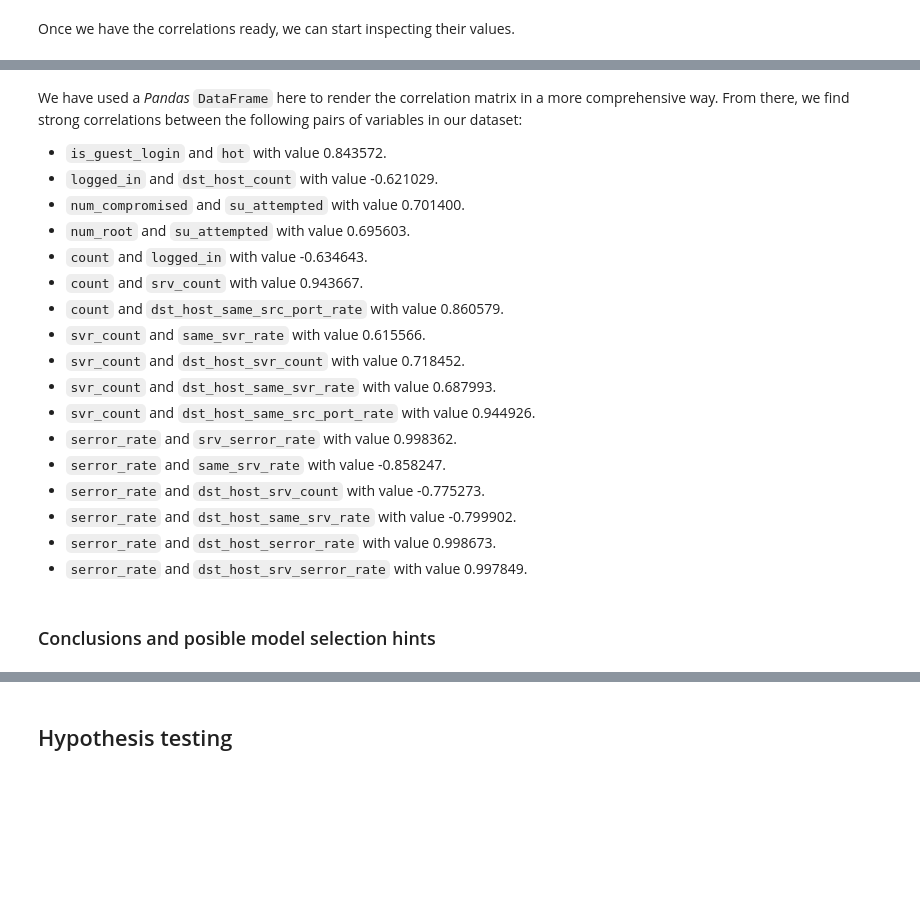
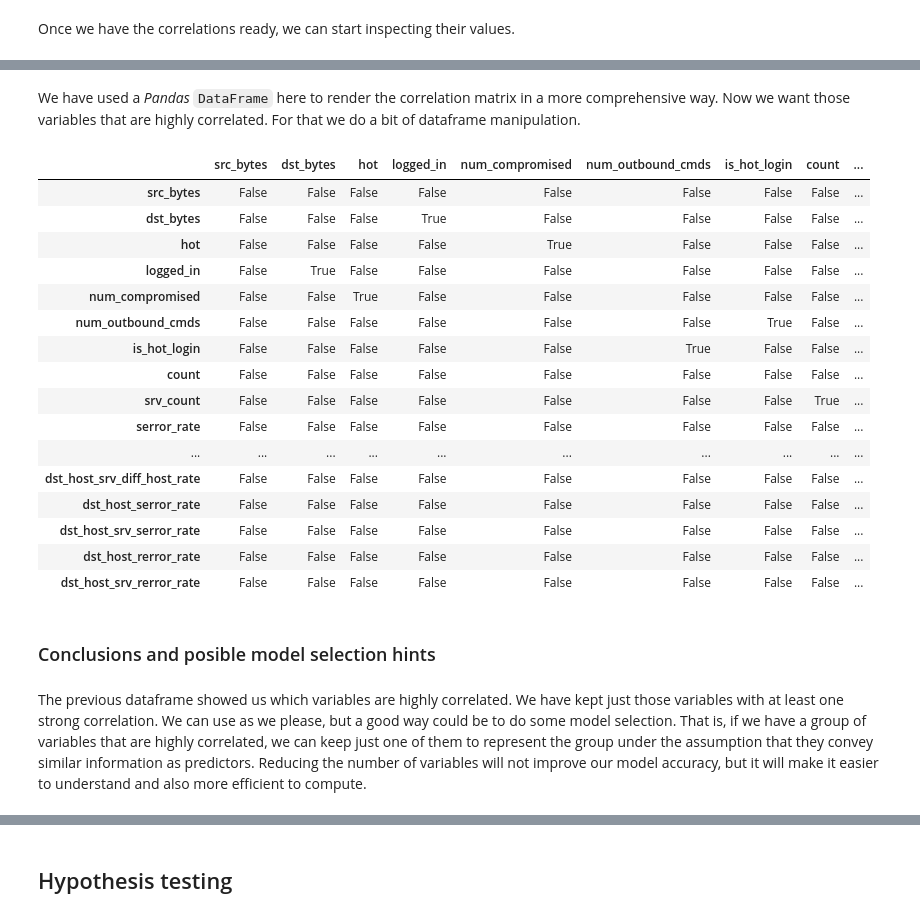
Before and after one commit to jadianes/spark-py-notebooks, a Jupyter notebook: nb7-mllib-statistics/nb7-mllib-statistics.ipynb, the cells around one changed output, grey strips where cells are left out. Cells and saved outputs as stored; diff of their text form; code cells hidden in the pictures; blank space fills up the shorter version.

Commit message:
Done with model selection hints

```diff
--- a/nb7-mllib-statistics/nb7-mllib-statistics.ipynb
+++ b/nb7-mllib-statistics/nb7-mllib-statistics.ipynb
@@ -307,22 +308,32 @@ corr_df
-# %% [markdown]
-We have used a *Pandas* `DataFrame` here to render the correlation matrix in a more comprehensive way. From there, we find strong correlations between the following pairs of variables in our dataset:
-
-- `is_guest_login` and `hot` with value 0.843572.
-- `logged_in` and `dst_host_count` with value -0.621029.
-- `num_compromised` and `su_attempted` with value 0.701400.
-- `num_root` and `su_attempted` with value 0.695603.
-- `count` and `logged_in` with value -0.634643.
-- `count` and `srv_count` with value 0.943667.
-- `count` and `dst_host_same_src_port_rate` with value 0.860579.
-- `svr_count` and `same_svr_rate` with value 0.615566.
-- `svr_count` and `dst_host_svr_count` with value 0.718452.
-- `svr_count` and `dst_host_same_svr_rate` with value 0.687993.
-- `svr_count` and `dst_host_same_src_port_rate` with value 0.944926.
-- `serror_rate` and `srv_serror_rate` with value 0.998362.
-- `serror_rate` and `same_srv_rate` with value -0.858247.
-- `serror_rate` and `dst_host_srv_count` with value -0.775273.
-- `serror_rate` and `dst_host_same_srv_rate` with value -0.799902.
-- `serror_rate` and `dst_host_serror_rate` with value 0.998673.
-- `serror_rate` and `dst_host_srv_serror_rate` with value 0.997849.
+# %% [markdown]
+We have used a *Pandas* `DataFrame` here to render the correlation matrix in a more comprehensive way. Now we want those variables that are highly correlated. For that we do a bit of dataframe manipulation.
+# %%
+# get a boolean dataframe where true means that a pair of variables is highly correlated
+highly_correlated_df = (abs(corr_df) > .8) & (corr_df < 1.0)
+# get the names of the variables so we can use them to slice the dataframe
+correlated_vars_index = (highly_correlated_df==True).any()
+correlated_var_names = correlated_vars_index[correlated_vars_index==True].index
+# slice it
+highly_correlated_df.loc[correlated_var_names,correlated_var_names]
+# %% [output]
+|  | src_bytes | dst_bytes | hot | logged_in | num_compromised | num_outbound_cmds | is_hot_login | count | ... |
+| src_bytes | False | False | False | False | False | False | False | False | ... |
+| dst_bytes | False | False | False | True | False | False | False | False | ... |
+| hot | False | False | False | False | True | False | False | False | ... |
+| logged_in | False | True | False | False | False | False | False | False | ... |
+| num_compromised | False | False | True | False | False | False | False | False | ... |
+| num_outbound_cmds | False | False | False | False | False | False | True | False | ... |
+| is_hot_login | False | False | False | False | False | True | False | False | ... |
+| count | False | False | False | False | False | False | False | False | ... |
+| srv_count | False | False | False | False | False | False | False | True | ... |
+| serror_rate | False | False | False | False | False | False | False | False | ... |
+| ... | ... | ... | ... | ... | ... | ... | ... | ... | ... |
+| dst_host_srv_diff_host_rate | False | False | False | False | False | False | False | False | ... |
+| dst_host_serror_rate | False | False | False | False | False | False | False | False | ... |
+| dst_host_srv_serror_rate | False | False | False | False | False | False | False | False | ... |
+| dst_host_rerror_rate | False | False | False | False | False | False | False | False | ... |
+| dst_host_srv_rerror_rate | False | False | False | False | False | False | False | False | ... |
 # %% [markdown]
 ### Conclusions and posible model selection hints
+# %% [markdown]
+The previous dataframe showed us which variables are highly correlated. We have kept just those variables with at least one strong correlation. We can use as we please, but a good way could be to do some model selection. That is, if we have a group of variables that are highly correlated, we can keep just one of them to represent the group under the assumption that they convey similar information as predictors. Reducing the number of variables will not improve our model accuracy, but it will make it easier to understand and also more efficient to compute.
```
Also changed, not shown: parts of 5 cells of this notebook, 1 other file.
